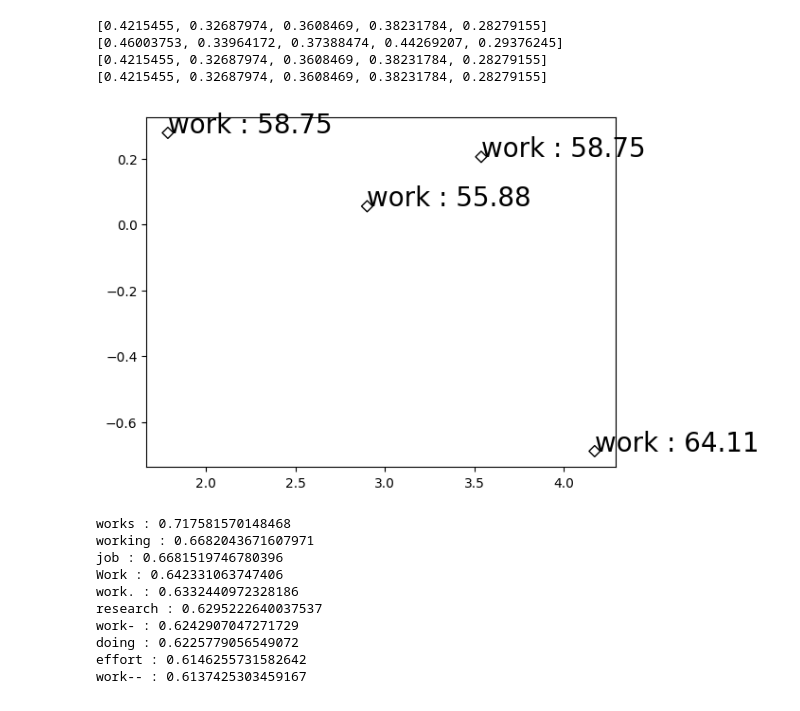
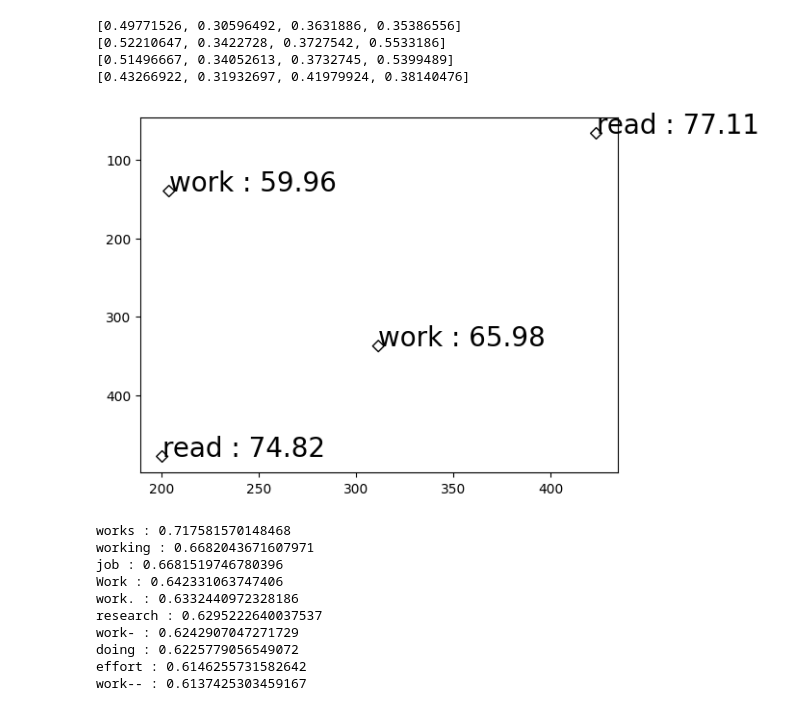
Before and after one commit to ozaki-hr8/-Space-Utilization-Analysis, a Jupyter notebook: cluster copy.ipynb, the cells around one changed output. Cells and saved outputs as stored; diff of their text form; code cells hidden in the pictures.

Commit message:
change utilization analysis logic

```diff
--- a/cluster copy.ipynb
+++ b/cluster copy.ipynb
@@ -67,5 +50,5 @@ data2
 # %%
-data3 = [list(e) for e in zip(data['x'],data['z'])]
+data3 = [list(e) for e in zip(data['x'],data['y'])]
 # %%
 data3
 # %% [output]
@@ -89,5 +72,7 @@ data3
 # %%
-data=pd.read_csv("20230623.csv")
-plt.scatter(data.loc[:, ['z']], data.loc[:, ['x']])
+# data=pd.read_csv("20230623.csv")
+plt.gca().invert_yaxis()  # y軸を反転する
+data = data[(data['action'] != 'walking') | (data['interactions'] != 'none')]
+plt.scatter(data.loc[:, ['y']], data.loc[:, ['x']])
 # %% [output]
 <matplotlib.collections.PathCollection at 0x...>
@@ -95,6 +80,6 @@ plt.scatter(data.loc[:, ['z']], data.loc[:, ['x']])
 # %%
-data=pd.read_csv("20230623.csv")
-plt.hist2d(data['z'], data['x'], bins=50, cmap='Blues')
+# data=pd.read_csv("20230623.csv")
+plt.hist2d(data['y'], data['x'], bins=50, cmap='Blues')
 plt.colorbar()
 plt.show()
 # %% [output]
@@ -139,7 +147,9 @@ array([3, 3, 3, 3, 3, 3, 3, 3, 3, 3, 3, 0, 3, 3, 3, 0, 0, 3, 3, 3, 3, 3,
       dtype=int32)
 # %%
+plt.gca().invert_yaxis()  # y軸を反転する
+plt.gca().invert_yaxis()  # y軸を反転する
 for i in range(N):
-    plt.scatter(data.loc[:, ['z']][label==i], data.loc[:, ['x']][label==i])
+    plt.scatter(data.loc[:, ['y']][label==i], data.loc[:, ['x']][label==i])
 # plt.scatter(data.loc[:, ['z']][label==0], data.loc[:, ['x']][label==0])
 # plt.scatter(data.loc[:, ['z']][label==1], data.loc[:, ['x']][label==1])
 # plt.scatter(data.loc[:, ['z']][label==2], data.loc[:, ['x']][label==2])
@@ -154,27 +173,44 @@ model = KeyedVectors.load_word2vec_format(model_dir, binary=False)
 # %%
-dd1=data.loc[:, ['z']][label==0]
-ddList1 = dd1["z"].index.to_list()
-dd2=data.loc[:, ['z']][label==1]
-ddList2 = dd2["z"].index.to_list()
-dd3=data.loc[:, ['z']][label==2]
-ddList3 = dd3["z"].index.to_list()
-dd4=data.loc[:, ['z']][label==3]
-ddList4 = dd4["z"].index.to_list()
+dd1=data.loc[:, ['y']][label==0]
+ddList1 = dd1["y"].index.to_list()
+dd2=data.loc[:, ['y']][label==1]
+ddList2 = dd2["y"].index.to_list()
+dd3=data.loc[:, ['y']][label==2]
+ddList3 = dd3["y"].index.to_list()
+dd4=data.loc[:, ['y']][label==3]
+ddList4 = dd4["y"].index.to_list()
 
 observedList1 =[]
 for i in ddList1:
-    observedList1.append(interaction_array[i])
-    observedList1.append(interaction_with_array[i])
+    if(interaction_array[i]!="none"):
+        observedList1.append(interaction_array[i])
+        if(action_array[i]=="laying"):
+            observedList1.append(action_array[i])
+        observedList1.append(interaction_with_array[i])
 
 observedList2 =[]
 for i in ddList2:
-    observedList2.append(interaction_array[i])
-    observedList2.append(interaction_with_array[i])
+    if(interaction_array[i]!="none"):
+        if(action_array[i]=="laying"):
+            observedList2.append(action_array[i])
+        observedList2.append(interaction_array[i])
+        observedList2.append(interaction_with_array[i])
 
 observedList3 =[]
 for i in ddList3:
-    observedList3.append(interaction_array[i])
-    observedList3.append(interaction_with_array[i])
+    if(interaction_array[i]!="none"):
+        if(action_array[i]=="laying"):
+            observedList3.append(action_array[i])
+        observedList3.append(interaction_array[i])
+        observedList3.append(interaction_with_array[i])
+
+observedList4 =[]
+for i in ddList4:
+    if(interaction_array[i]!="none"):
+        if(action_array[i]=="laying"):
+            observedList4.append(action_array[i])
+        observedList4.append(interaction_array[i])
+        observedList4.append(interaction_with_array[i])
 
 split_values = []
 original_values = []
@@ -192,46 +228,47 @@ for item in observedList2:
 
 split_values3 = []
 original_values3 = []
-for item in observedList1:
+for item in observedList3:
     split_items = item.split(',')
     split_values3.extend(split_items)
     original_values3.extend([item] * len(split_items))
 
 split_values4 = []
 original_values4 = []
-for item in observedList1:
+for item in observedList4:
     split_items = item.split(',')
     split_values4.extend(split_items)
     original_values4.extend([item] * len(split_items))
 
 centers = km.cluster_centers_
+plt.gca().invert_yaxis()  # y軸を反転する
 plt.scatter(centers[:, 1], centers[:, 0], marker="D", facecolors='none', edgecolors='black')
 observed_lists = [split_values, split_values2, split_values3, split_values4]
-utilization_class_list = ['work','relax','dining','read','aisle']
+utilization_class_list = ['work','relax','dining','read']
 utilization = 'none'
 
 for i, observed_list in enumerate(observed_lists):
     score = [np.mean([model.similarity(utilization, observe) for observe in observed_list])
              for utilization in utilization_class_list]
     max_socre = np.max(score)
 
     similar_list = model.most_similar(f"{utilization}")
     most_similar_score =similar_list[0][1]
     prob = max_socre / most_similar_score *100
 
     max_index = np.argmax(score)
     print(score)
     utilization = utilization_class_list[max_index]
     if prob>50:
         plt.text(centers[i][1], centers[i][0], f"{utilization} : {round(prob, 2)}", fontsize=20)
     else:
         plt.text(centers[i][1], centers[i][0], f"unknown", fontsize=20)
 # %% [output]
-[0.4215455, 0.32687974, 0.3608469, 0.38231784, 0.28279155]
-[0.46003753, 0.33964172, 0.37388474, 0.44269207, 0.29376245]
-[0.4215455, 0.32687974, 0.3608469, 0.38231784, 0.28279155]
-[0.4215455, 0.32687974, 0.3608469, 0.38231784, 0.28279155]
+[0.49771526, 0.30596492, 0.3631886, 0.35386556]
+[0.52210647, 0.3422728, 0.3727542, 0.5533186]
+[0.51496667, 0.34052613, 0.3732745, 0.5399489]
+[0.43266922, 0.31932697, 0.41979924, 0.38140476]
-[figure, old version]
+[figure, new version]
 # %%
 similar_list = model.most_similar('work')
 for similar_set in similar_list:
```
Also changed, not shown: parts of 14 cells of this notebook, 1 other file.
